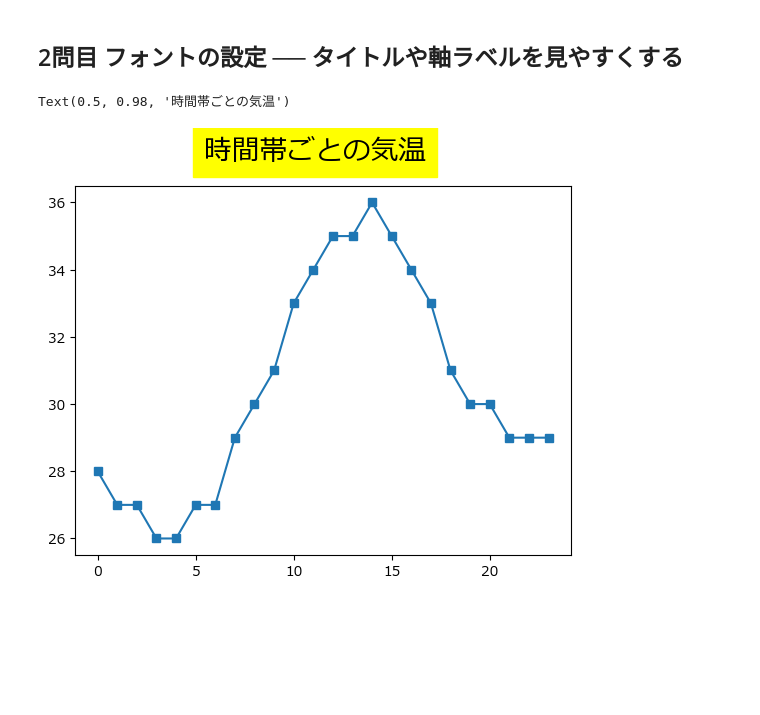
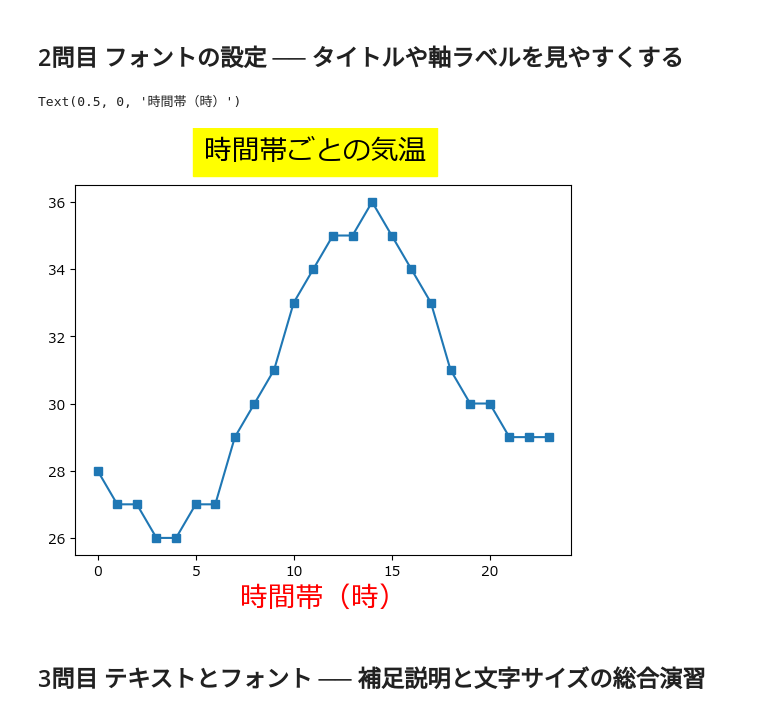
Before and after one commit to kjfarm1225/pyq_practice, a Jupyter notebook: 140_5_text_setting/140-5_text_setting.ipynb, the cells around one changed output. Drawn from its saved outputs; the diff is of its cells as text; code cells hidden in the pictures; blank space fills up the shorter version.

```diff
--- a/140_5_text_setting/140-5_text_setting.ipynb
+++ b/140_5_text_setting/140-5_text_setting.ipynb
@@ -177,13 +177,15 @@ y_temps = [28, 27, 27, 26, 26, 27, 27, 29, 30, 31, 33, 34,
 # %%
 fig, ax = plt.subplots()
 ax.plot(x_hours, y_temps, marker="s")
 
 fig.suptitle("時間帯ごとの気温",
               backgroundcolor="yellow",
               size=20)
 ax.set_xlabel("時間帯（時）",
               color="red",
-              size)
+              size=20)
 # %% [output]
-Text(0.5, 0.98, '時間帯ごとの気温')
+Text(0.5, 0, '時間帯（時）')
-[figure, old version]
+[figure, new version]
+# %% [markdown]
+## 3問目 テキストとフォント ── 補足説明と文字サイズの総合演習
```
Also changed, not shown: parts of 11 cells of this notebook, 5 other files.
